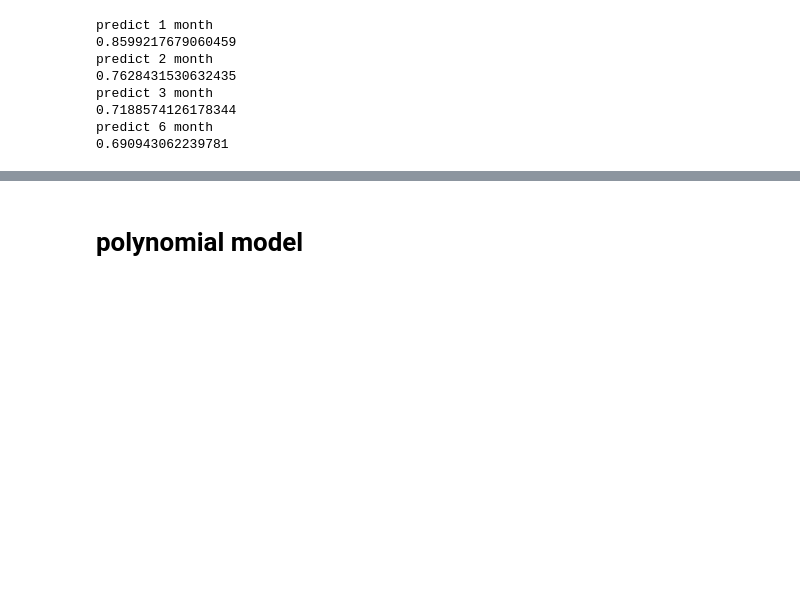
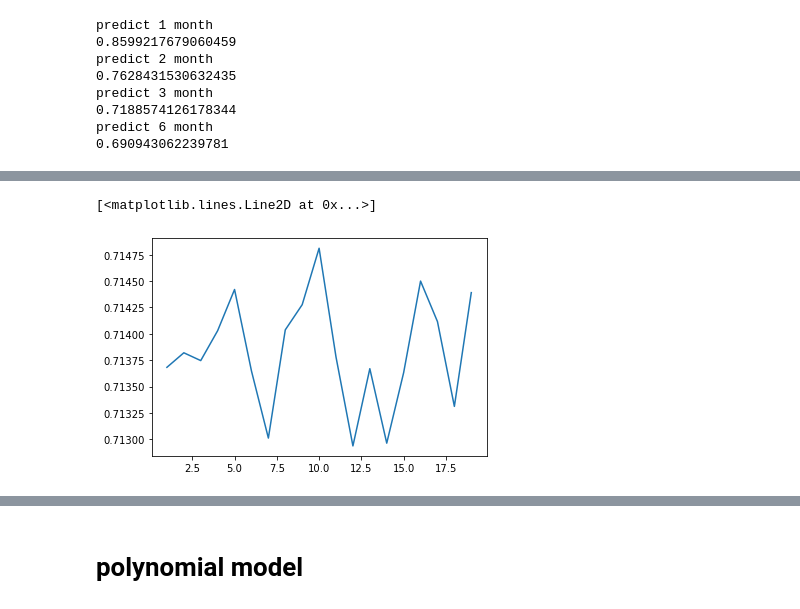
Before and after one commit to Dubspergensoep/Project_ML_En_Consump, a Jupyter notebook: Linear_models.ipynb, the cells around one changed output, grey strips where cells are left out. Drawn from its saved outputs; the diff is of its cells as text; code cells hidden in the pictures; blank space fills up the shorter version.

```diff
--- a/Linear_models.ipynb
+++ b/Linear_models.ipynb
@@ -939,0 +994,12 @@ predict 6 month
+# %%
+def run_PCA_tests(data,nim,model,dim,pr=False):
+    #data set to input in run_paper_test
+    datatest=copy.deepcopy(data)
+    #reshape daily data
+    #print(datatest[2])
+    dailydata=datatest[2].reshape(datatest[2].shape[0],datatest[2].shape[1]*datatest[2].shape[2])
+    pca = PCA()
+    pca_dims = pca.fit_transform(dailydata)
+    datatest[1]=pca_dims[:,range(dim)]
+    R2_arr=run_paper_tests(datatest,nim,model,pr)
+    return R2_arr
@@ -939,0 +1032,9 @@ predict 6 month
+# %%
+R2meanPCA=[]
+for d in range(1,20):
+    R2meanPCA.append(np.mean(run_PCA_tests(data_arr[10][2],data_arr[10][0],Ridge(),3,False)))
+# %%
+plt.plot(range(1,20),R2meanPCA) #a dim of 3 seems good enough the improments are very small and are probably just noise
+# %% [output]
+[<matplotlib.lines.Line2D at 0x...>]
+[figure, added]
```
Also changed, not shown: parts of 59 cells of this notebook.
